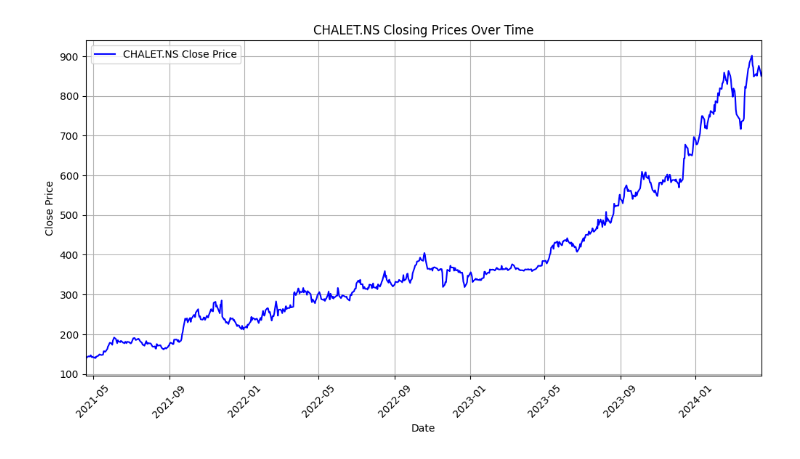
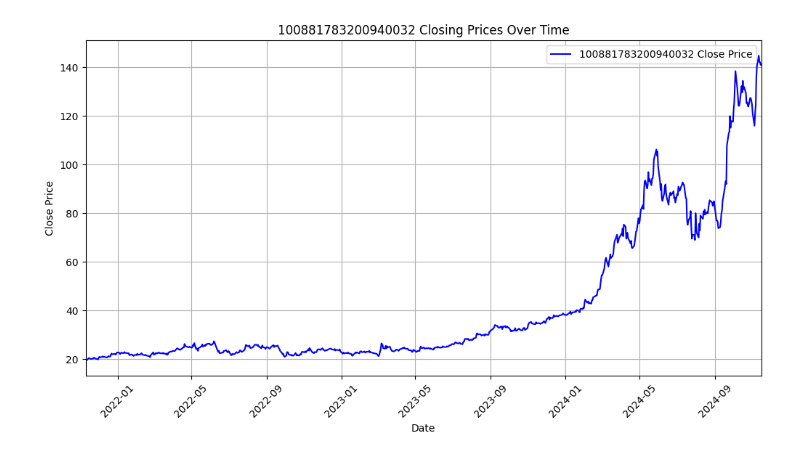
Before and after one commit to JRawlings66/Algorithmic-Trading-Warehouse-2024, a Jupyter notebook: Visulizations/DataVisuals.ipynb, the cells around one changed output. Drawn from its saved outputs; the diff is of its cells as text; code cells hidden in the pictures.

```diff
--- a/Visulizations/DataVisuals.ipynb
+++ b/Visulizations/DataVisuals.ipynb
@@ -66,24 +76,31 @@ plt.show()
 # %%
 
-filePath = "../data/Companies-data.csv"
-data = pd.read_csv(filePath)
-
+# Updated file path
+filePath = "../data/historical_stock_values.csv"
+data = pd.read_csv(filePath, delimiter=';', quotechar='"')
 data['date'] = pd.to_datetime(data['date'])
 
-# Filter data for a single company
-company_symbol = "CHALET.NS"
-filtered_data = data[data['symbol'] == company_symbol]
+company_symbol = 100881783200940032
+filtered_data = data[data['company_id'] == company_symbol]
 
-# Plot closing prices
-plt.figure(figsize=(12, 6))
-plt.plot(filtered_data['date'], filtered_data['close'], label=f'{company_symbol} Close Price', color='blue')
-plt.title(f"{company_symbol} Closing Prices Over Time")
-plt.xlabel("Date")
-plt.ylabel("Close Price")
-plt.grid()
-plt.xticks(rotation=45)
-plt.legend()
-plt.xlim(filtered_data['date'].min(), filtered_data['date'].max())
-plt.show()
+# Strip any leading or trailing spaces from the column names
+data.columns = data.columns.str.strip()
+
+
+if 'date' not in data.columns:
+    print("The 'date' column is not found in the dataset!")
+else:
+
+    # Plot closing prices
+    plt.figure(figsize=(12, 6))
+    plt.plot(filtered_data['date'], filtered_data['close'], label=f'{company_symbol} Close Price', color='blue')
+    plt.title(f"{company_symbol} Closing Prices Over Time")
+    plt.xlabel("Date")
+    plt.ylabel("Close Price")
+    plt.grid()
+    plt.xticks(rotation=45)
+    plt.legend()
+    plt.xlim(filtered_data['date'].min(), filtered_data['date'].max())
+    plt.show()
 # %% [output]
-[figure, old version]
+[figure, new version]
```
Also changed, not shown: parts of 6 cells of this notebook.
